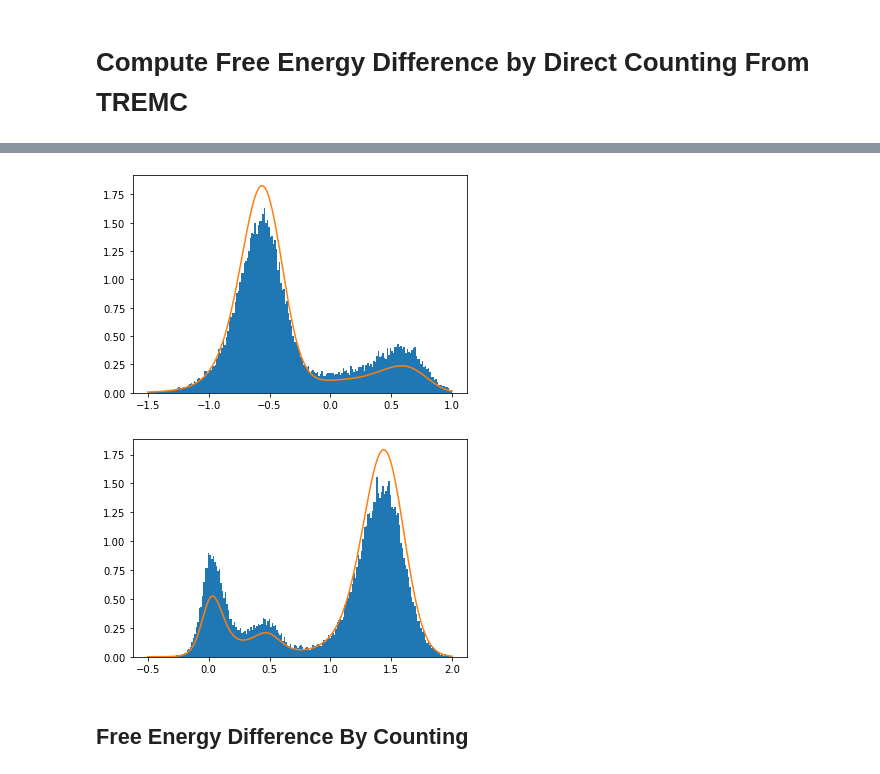
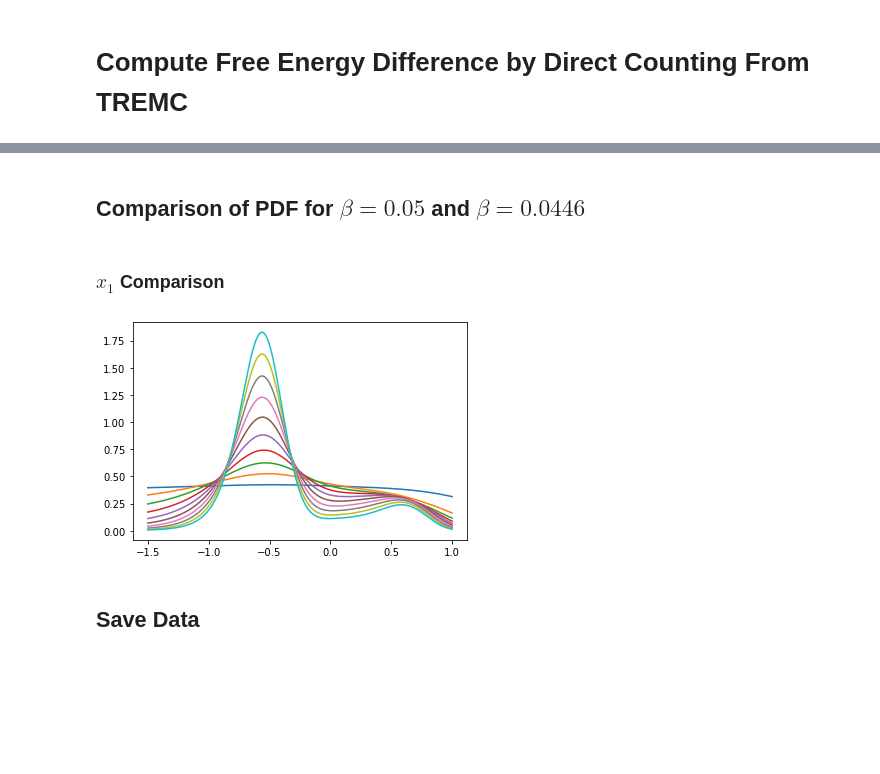
Before and after one commit to BloonCorps/IAP2022, a Jupyter notebook: my_experiments/free_energy_on_muller_potential.ipynb, the cells around one changed output, grey strips where cells are left out. Saved outputs shown, nothing was run; the diff lists cells and outputs as text; code cells hidden in the pictures; blank space fills up the shorter version.

```diff
--- a/my_experiments/free_energy_on_muller_potential.ipynb
+++ b/my_experiments/free_energy_on_muller_potential.ipynb
@@ -214,10 +240,25 @@ print(-(1/beta)*np.log(basin1_N/basin2_N))
 # %%
+x_record = np.array(x_record)
+xp = x_record[:, 9, :]
+
 x1, x2 = xp[:,0], xp[:,1]
 
-def p_x(x):
+def p_x_9(x):
     p_x = integrate.quad(lambda y: p_x_y(x, y), -0.5, 2)
     return p_x
 
-def p_y(y):
+def p_y_9(y):
     p_y = integrate.quad(lambda x: p_x_y(x, y), -1.5, 1)
     return p_y
+
+plt.hist(x1, density=True, bins = 200)
+lines = np.linspace(-1.5, 1, 1000)
+x1_curve = [p_x_9(l)[0] for l in lines]
+plt.plot(lines, x1_curve)
+plt.show()
+
+plt.hist(x2, density=True, bins = 200)
+lines = np.linspace(-0.5, 2.0, 1000)
+x2_curve = [p_y_9(l)[0] for l in lines]
+plt.plot(lines, x2_curve)
+plt.show()
@@ -224,18 +301,25 @@ def p_y(y):
+# %% [markdown]
+## Comparison of PDF for $\beta = 0.05$ and $\beta = 0.0446$
+# %%
+betas = alphas
+pdf_dict = dict()
+
+for beta in betas:
+    beta = float(beta)
+    def p_x_given_beta(x):
+        p_x = integrate.quad(lambda y: p_x_y(x, y, beta), -0.5, 2)
+        return p_x
+    pdf_dict[beta] = p_x_given_beta
+# %% [markdown]
+### $x_1$ Comparison
 # %%
-plt.hist(x1, density=True, bins = 200)
-lines = np.linspace(-1.5, 1, 1000)
-x1_curve = [p_x(l)[0] for l in lines]
-plt.plot(lines, x1_curve)
+xaxis = np.linspace(-1.5, 1, 1000)
+
+for beta in betas:
+    f = pdf_dict[float(beta)]
+    curve = [f(x)[0] for x in xaxis]
+    plt.plot(xaxis, curve)
+
 plt.show()
 # %% [output]
-[figure, old version]
+[figure, new version]
-# %%
-plt.hist(x2, density=True, bins = 200)
-lines = np.linspace(-0.5, 2.0, 1000)
-x2_curve = [p_y(l)[0] for l in lines]
-plt.plot(lines, x2_curve)
-plt.show()
-# %% [output]
-[figure, removed]
-# %% [markdown]
-## Free Energy Difference By Counting
@@ -253,0 +326,2 @@ F = -np.log(Z)
+# %% [markdown]
+## Save Data
```
Also changed, not shown: parts of 31 cells of this notebook, 6 other files.
